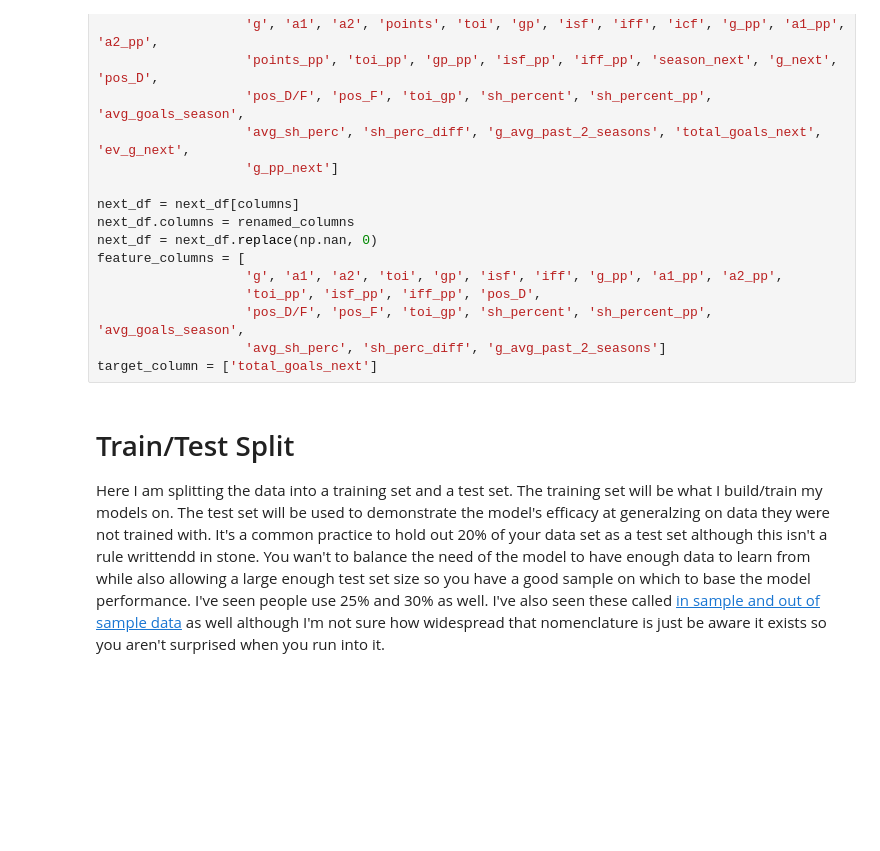
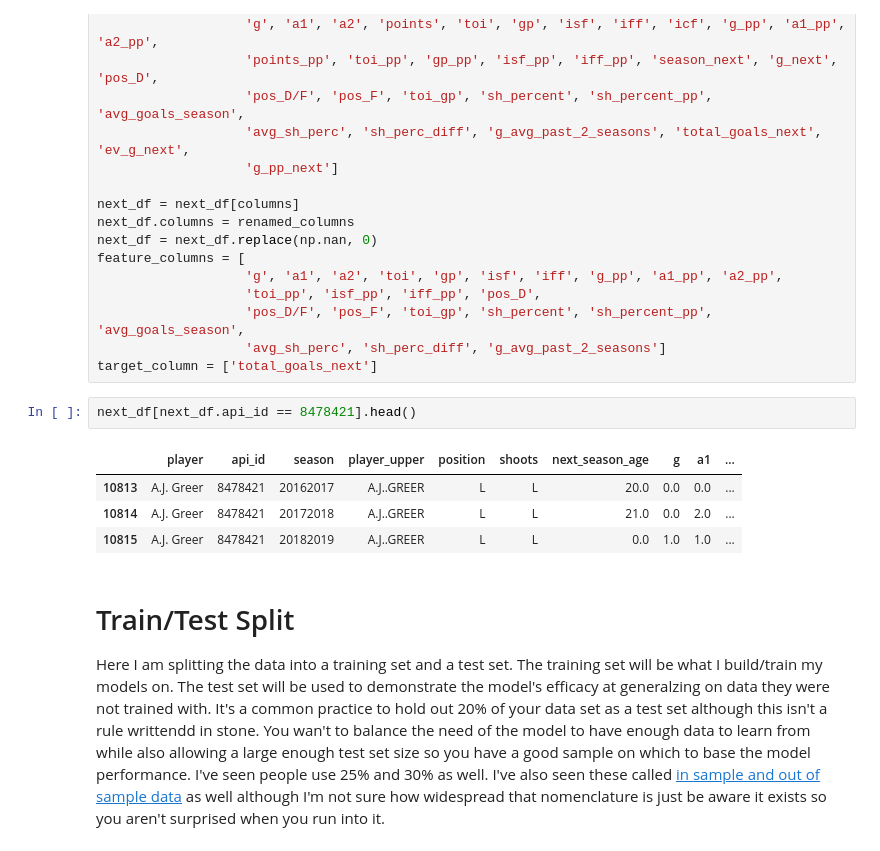
Before and after one commit to mcbarlowe/nhl_analysis, a Jupyter notebook: linear_reg_goal_predict_model.ipynb, the cells around one changed output. Saved outputs shown, nothing was run; the diff lists cells and outputs as text; blank space fills up the shorter version.

```diff
--- a/linear_reg_goal_predict_model.ipynb
+++ b/linear_reg_goal_predict_model.ipynb
@@ -196,6 +203,13 @@ feature_columns = [
                    'pos_D/F', 'pos_F', 'toi_gp', 'sh_percent', 'sh_percent_pp', 'avg_goals_season',
                    'avg_sh_perc', 'sh_perc_diff', 'g_avg_past_2_seasons']
 target_column = ['total_goals_next']
+# %%
+next_df[next_df.api_id == 8478421].head()
+# %% [output]
+|  | player | api_id | season | player_upper | position | shoots | next_season_age | g | a1 | ... |
+| 10813 | A.J. Greer | 8478421 | 20162017 | A.J..GREER | L | L | 20.0 | 0.0 | 0.0 | ... |
+| 10814 | A.J. Greer | 8478421 | 20172018 | A.J..GREER | L | L | 21.0 | 0.0 | 2.0 | ... |
+| 10815 | A.J. Greer | 8478421 | 20182019 | A.J..GREER | L | L | 0.0 | 1.0 | 1.0 | ... |
 # %% [markdown]
 # Train/Test Split
 
```
Also changed, not shown: parts of 6 cells of this notebook, 3 other files.
